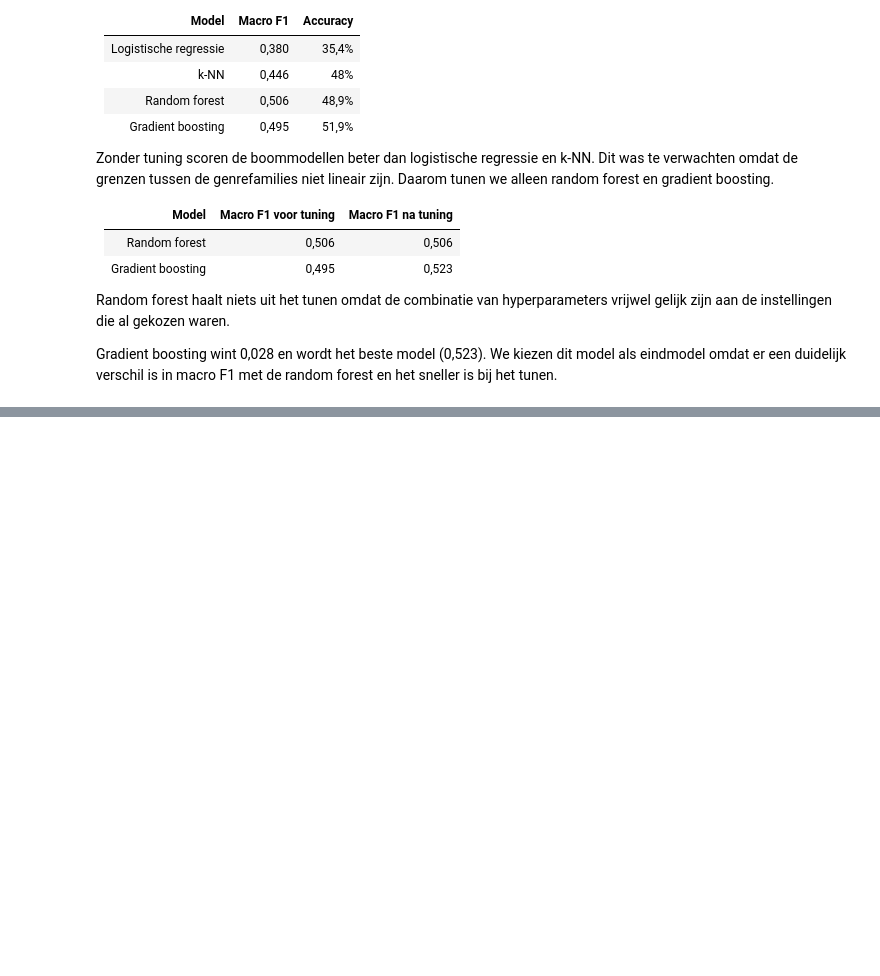
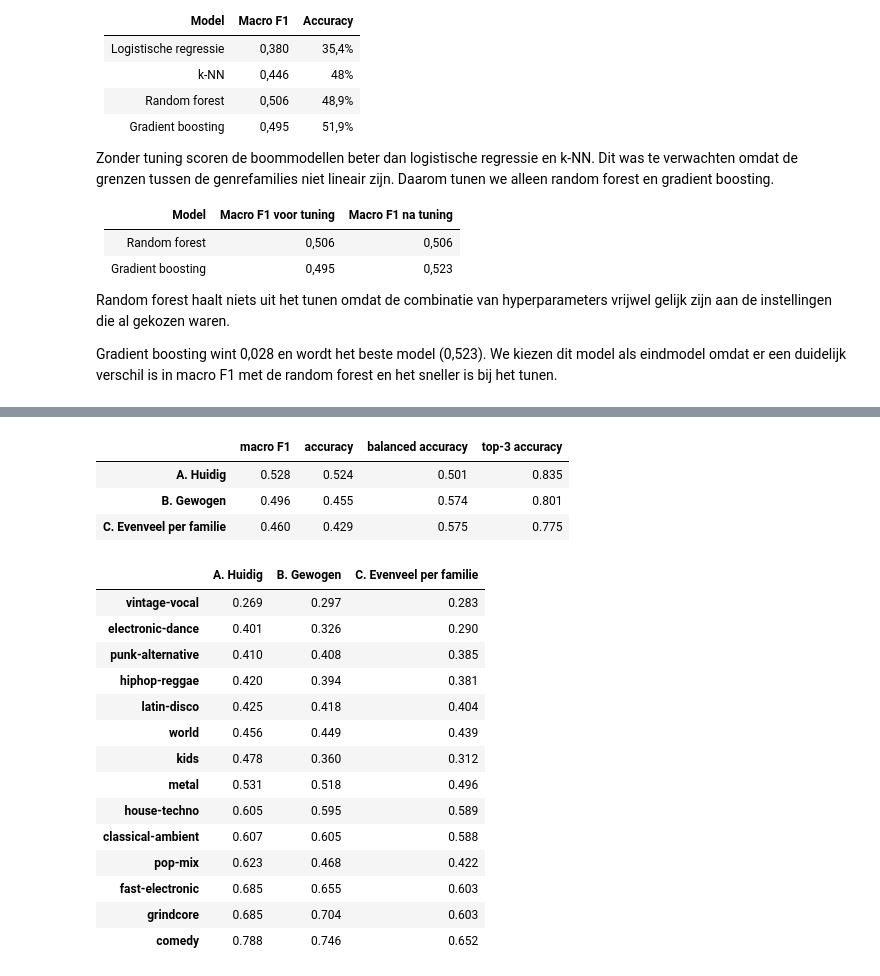
Before and after one commit to Lander123Lander/MachineLearning, a Jupyter notebook: Project.ipynb, the cells around one changed output, grey strips where cells are left out. Cells and saved outputs as stored; diff of their text form; code cells hidden in the pictures; blank space fills up the shorter version.

```diff
--- a/Project.ipynb
+++ b/Project.ipynb
@@ -1063,0 +1251,39 @@ Gradient boosting wint 0,028 en wordt het beste model (0,523). We kiezen dit mod
+# %%
+from sklearn.base import clone
+
+# A: het getunede model uit deel 6 (al getraind op tune_df)
+huidig = zoektochten["Gradient boosting"].best_estimator_
+
+# C: uit de volledige trainset evenveel nummers per familie als de kleinste familie heeft
+kleinste = train_df[TARGET].value_counts().min()
+evenveel = train_df.groupby(TARGET).sample(kleinste, random_state=RANDOM_STATE)
+
+varianten = {
+    "A. Huidig": huidig,
+    "B. Gewogen": clone(huidig).set_params(class_weight="balanced").fit(tune_df[FEATURES], tune_df[TARGET]),
+    "C. Evenveel per familie": clone(huidig).fit(evenveel[FEATURES], evenveel[TARGET]),
+}
+
+display(pd.DataFrame({naam: evalueer(m, X_val, y_val) for naam, m in varianten.items()}).T.round(3))
+display(pd.DataFrame({naam: f1_score(y_val, m.predict(X_val), labels=KLASSEN, average=None)
+                      for naam, m in varianten.items()}, index=KLASSEN).sort_values("A. Huidig").round(3))
+# %% [output]
+|  | macro F1 | accuracy | balanced accuracy | top-3 accuracy |
+| A. Huidig | 0.528 | 0.524 | 0.501 | 0.835 |
+| B. Gewogen | 0.496 | 0.455 | 0.574 | 0.801 |
+| C. Evenveel per familie | 0.460 | 0.429 | 0.575 | 0.775 |
+|  | A. Huidig | B. Gewogen | C. Evenveel per familie |
+| vintage-vocal | 0.269 | 0.297 | 0.283 |
+| electronic-dance | 0.401 | 0.326 | 0.290 |
+| punk-alternative | 0.410 | 0.408 | 0.385 |
+| hiphop-reggae | 0.420 | 0.394 | 0.381 |
+| latin-disco | 0.425 | 0.418 | 0.404 |
+| world | 0.456 | 0.449 | 0.439 |
+| kids | 0.478 | 0.360 | 0.312 |
+| metal | 0.531 | 0.518 | 0.496 |
+| house-techno | 0.605 | 0.595 | 0.589 |
+| classical-ambient | 0.607 | 0.605 | 0.588 |
+| pop-mix | 0.623 | 0.468 | 0.422 |
+| fast-electronic | 0.685 | 0.655 | 0.603 |
+| grindcore | 0.685 | 0.704 | 0.603 |
+| comedy | 0.788 | 0.746 | 0.652 |
```
Also changed, not shown: parts of 30 cells of this notebook.
